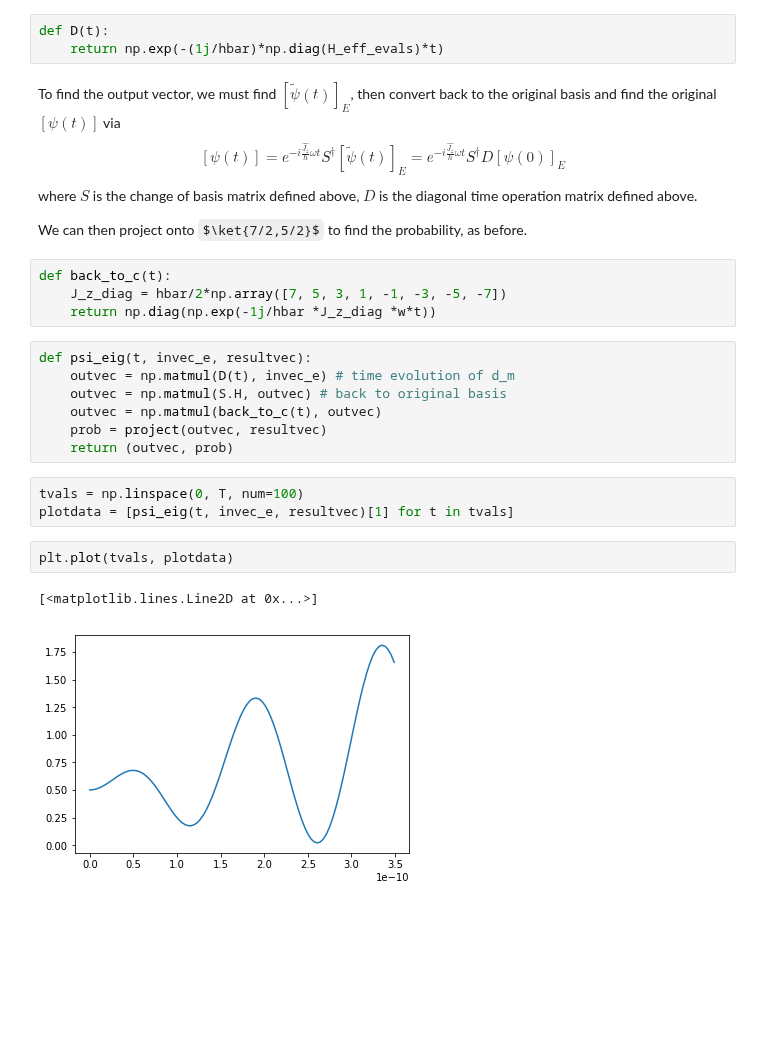
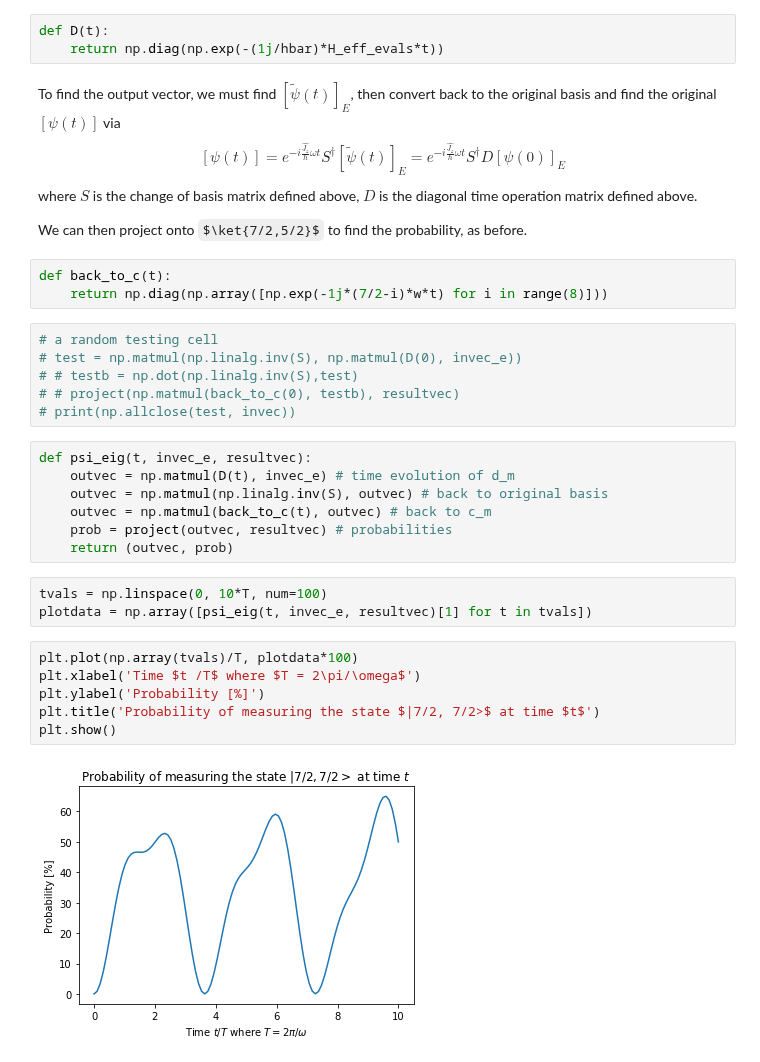
Before and after one commit to abrandenberger/phys-357, a Jupyter notebook: Assignment7.ipynb, the cells around one changed output. Cells and saved outputs as stored; diff of their text form; some formulas as TeX source; blank space fills up the shorter version.

```diff
--- a/Assignment7.ipynb
+++ b/Assignment7.ipynb
@@ -129,26 +131,34 @@ $$ [\tilde \psi(t)]_E = D [\psi(0)]_E \text{ where } D = \left[e^{-\frac{i}{\hba
 # %%
 def D(t):
-    return np.exp(-(1j/hbar)*np.diag(H_eff_evals)*t)
+    return np.diag(np.exp(-(1j/hbar)*H_eff_evals*t))
 # %% [markdown]
 To find the output vector, we must find $[\tilde \psi(t)]_E$, then convert back to the original basis and find the original $[\psi(t)]$ via $$[\psi(t)] = e^{-i\frac{\hat{J_z}}{\hbar}\omega t} S^\dagger [\tilde\psi(t)]_E =  e^{-i\frac{\hat{J_z}}{\hbar}\omega t}S^\dagger D [\psi(0)]_E $$ where $S$ is the change of basis matrix defined above, $D$ is the diagonal time operation matrix defined above.
 
 We can then project onto $\ket{7/2,5/2}$ to find the probability, as before.
 # %%
 def back_to_c(t):
-    J_z_diag = hbar/2*np.array([7, 5, 3, 1, -1, -3, -5, -7])
-    return np.diag(np.exp(-1j/hbar *J_z_diag *w*t))
+    return np.diag(np.array([np.exp(-1j*(7/2-i)*w*t) for i in range(8)]))
+# %%
+# a random testing cell
+# test = np.matmul(np.linalg.inv(S), np.matmul(D(0), invec_e))
+# # testb = np.dot(np.linalg.inv(S),test)
+# # project(np.matmul(back_to_c(0), testb), resultvec)
+# print(np.allclose(test, invec))
 # %%
 def psi_eig(t, invec_e, resultvec):
     outvec = np.matmul(D(t), invec_e) # time evolution of d_m
-    outvec = np.matmul(S.H, outvec) # back to original basis
-    outvec = np.matmul(back_to_c(t), outvec)
-    prob = project(outvec, resultvec)
+    outvec = np.matmul(np.linalg.inv(S), outvec) # back to original basis
+    outvec = np.matmul(back_to_c(t), outvec) # back to c_m
+    prob = project(outvec, resultvec) # probabilities
     return (outvec, prob)
 # %%
-tvals = np.linspace(0, T, num=100)
-plotdata = [psi_eig(t, invec_e, resultvec)[1] for t in tvals]
+tvals = np.linspace(0, 10*T, num=100)
+plotdata = np.array([psi_eig(t, invec_e, resultvec)[1] for t in tvals])
-# %%
-plt.plot(tvals, plotdata)
-# %% [output]
-[<matplotlib.lines.Line2D at 0x...>]
-[figure, removed]
+# %%
+plt.plot(np.array(tvals)/T, plotdata*100)
+plt.xlabel('Time $t /T$ where $T = 2\pi/\omega$')
+plt.ylabel('Probability [%]')
+plt.title('Probability of measuring the state $|7/2, 7/2>$ at time $t$')
+plt.show()
+# %% [output]
+[figure, added]
```
Also changed, not shown: parts of 4 cells of this notebook.
